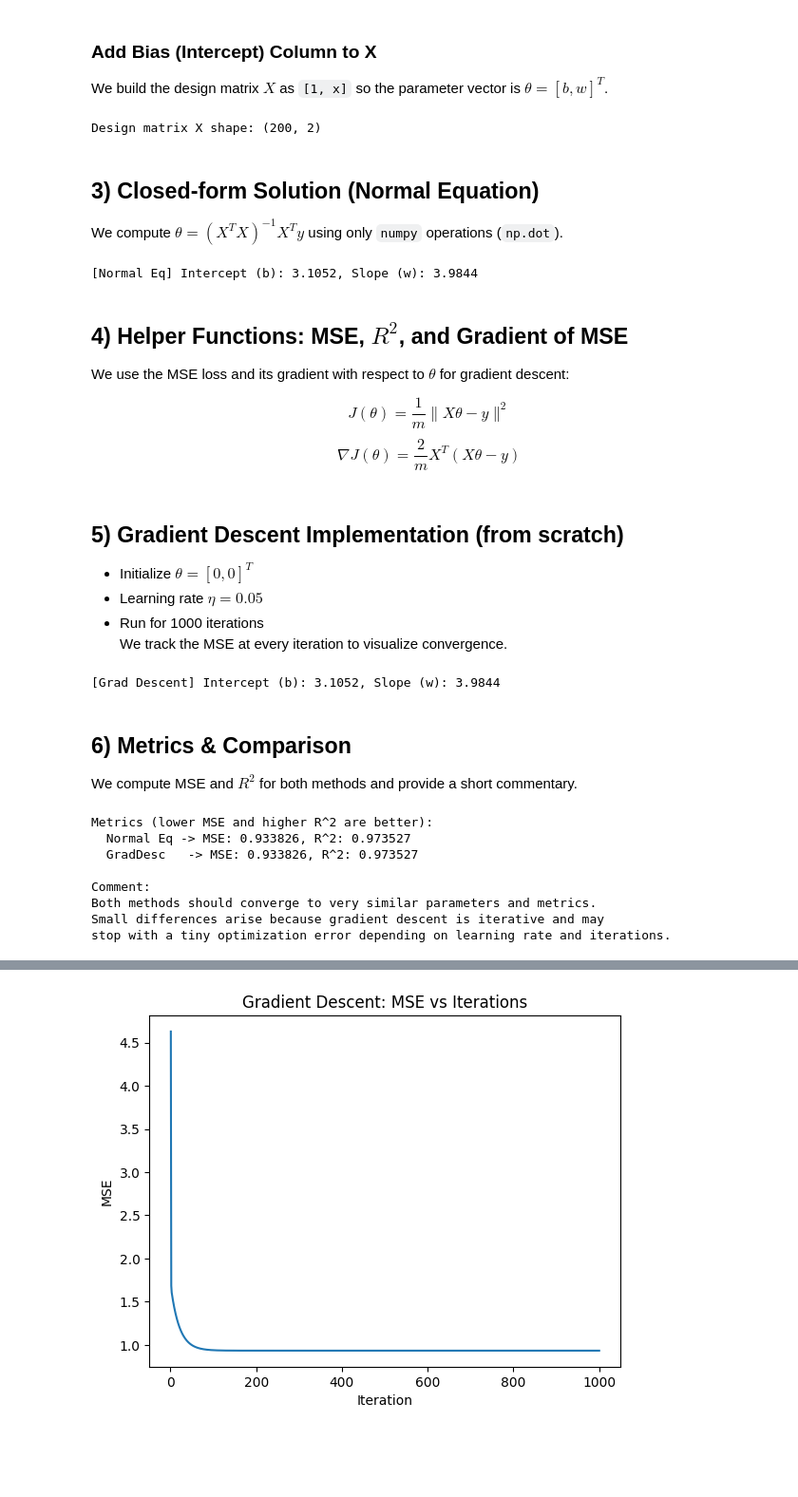
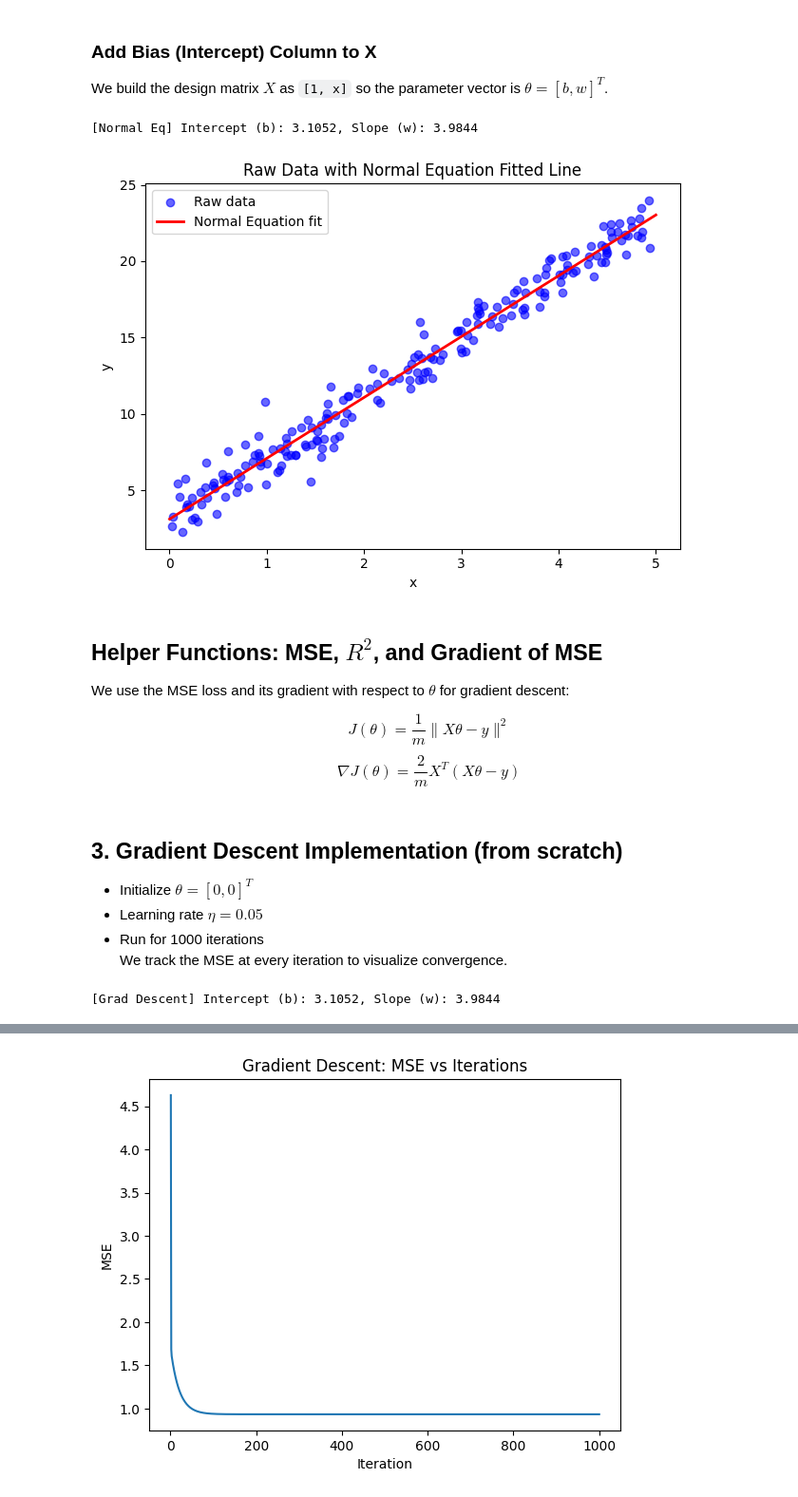
Before and after one commit to bayina/ml_assignment, a Jupyter notebook: Assignment-01/GradientDescent_vs_NormalEquation.ipynb, the cells around one changed output, grey strips where cells are left out. Shown at 95% size. Cells and saved outputs as stored; diff of their text form; code cells hidden in the pictures; blank space fills up the shorter version.

```diff
--- a/Assignment-01/GradientDescent_vs_NormalEquation.ipynb
+++ b/Assignment-01/GradientDescent_vs_NormalEquation.ipynb
@@ -59,27 +67,39 @@ x shape: (200, 1), y shape: (200, 1)
 ### Add Bias (Intercept) Column to X
 We build the design matrix $X$ as `[1, x]` so the parameter vector is $\theta = [b, w]^T$.
 # %%
+# Cell 2 — Build design matrix and solve with Normal Equation; plot the fitted line
+
+# Design matrix X = [1, x]
 ones = np.ones((m, 1))
-X = np.concatenate([ones, x], axis=1)  # shape (m, 2)
-print("Design matrix X shape:", X.shape)
+X = np.concatenate([ones, x], axis=1)              # shape (m, 2) -> columns: [bias, feature]
+
+# Normal Equation using np.dot
+XtX = np.dot(X.T, X)                               # X^T X
+XtX_inv = np.linalg.inv(XtX)                       # (X^T X)^{-1}
+Xt_y = np.dot(X.T, y)                              # X^T y
+theta_ne = np.dot(XtX_inv, Xt_y)                   # theta (shape (2,1))
+
+b_ne = float(theta_ne[0, 0])
+w_ne = float(theta_ne[1, 0])
+print(f"[Normal Eq] Intercept (b): {b_ne:.4f}, Slope (w): {w_ne:.4f}")
+
+# Line grid for plotting
+x_line = np.linspace(0, 5, 200).reshape(-1, 1)
+X_line = np.concatenate([np.ones_like(x_line), x_line], axis=1)
+y_ne_line = np.dot(X_line, theta_ne)               # predictions for NE line (shape (200,1))
+
+# Plot: raw + NE line
+plt.figure()
+plt.scatter(x, y, color="blue", alpha=0.6, label="Raw data")
+plt.plot(x_line, y_ne_line, "r-", linewidth=2.0, label="Normal Equation fit")
+plt.xlabel("x"); plt.ylabel("y")
+plt.title("Raw Data with Normal Equation Fitted Line")
+plt.legend(); plt.tight_layout(); plt.show()
 # %% [output]
-Design matrix X shape: (200, 2)
+[Normal Eq] Intercept (b): 3.1052, Slope (w): 3.9844
+[figure, added]
-# %% [markdown]
-## 3) Closed-form Solution (Normal Equation)
-We compute $\theta = (X^T X)^{-1} X^T y$ using only `numpy` operations (`np.dot`).
-# %%
-# Normal Equation using np.dot for matrix multiplication
-XtX = np.dot(X.T, X)                    # X^T X
-XtX_inv = np.linalg.inv(XtX)            # (X^T X)^{-1}
-Xt_y = np.dot(X.T, y)                   # X^T y
-theta_ne = np.dot(XtX_inv, Xt_y)        # theta
-
-b_ne, w_ne = float(theta_ne[0, 0]), float(theta_ne[1, 0])
-print(f"[Normal Eq] Intercept (b): {b_ne:.4f}, Slope (w): {w_ne:.4f}")
-# %% [output]
-[Normal Eq] Intercept (b): 3.1052, Slope (w): 3.9844
 # %% [markdown]
-## 4) Helper Functions: MSE, $R^2$, and Gradient of MSE
+## Helper Functions: MSE, $R^2$, and Gradient of MSE
 We use the MSE loss and its gradient with respect to $\theta$ for gradient descent:
 
 $$J(\theta) = \frac{1}{m}\lVert X\theta - y \rVert^2$$
@@ -107,7 +127,7 @@ def grad_mse(X, y, theta):
     m = X.shape[0]
     return (2.0 / m) * np.dot(X.T, (np.dot(X, theta) - y))
 # %% [markdown]
-## 5) Gradient Descent Implementation (from scratch)
+## 3. Gradient Descent Implementation (from scratch)
 - Initialize $\theta = [0, 0]^T$
 - Learning rate $\eta = 0.05$
 - Run for 1000 iterations
@@ -130,30 +150,4 @@ b_gd, w_gd = float(theta_gd[0, 0]), float(theta_gd[1, 0])
 print(f"[Grad Descent] Intercept (b): {b_gd:.4f}, Slope (w): {w_gd:.4f}")
 # %% [output]
 [Grad Descent] Intercept (b): 3.1052, Slope (w): 3.9844
-# %% [markdown]
-## 6) Metrics & Comparison
-We compute MSE and $R^2$ for both methods and provide a short commentary.
-# %%
-mse_ne = mse(X, y, theta_ne)
-mse_gd = mse(X, y, theta_gd)
-r2_ne = r2_score(X, y, theta_ne)
-r2_gd = r2_score(X, y, theta_gd)
-
-print("Metrics (lower MSE and higher R^2 are better):")
-print(f"  Normal Eq -> MSE: {mse_ne:.6f}, R^2: {r2_ne:.6f}")
-print(f"  GradDesc   -> MSE: {mse_gd:.6f}, R^2: {r2_gd:.6f}")
-
-print("\nComment:")
-print("Both methods should converge to very similar parameters and metrics.\n"
-      "Small differences arise because gradient descent is iterative and may\n"
-      "stop with a tiny optimization error depending on learning rate and iterations.")
-# %% [output]
-Metrics (lower MSE and higher R^2 are better):
-  Normal Eq -> MSE: 0.933826, R^2: 0.973527
-  GradDesc   -> MSE: 0.933826, R^2: 0.973527
-
-Comment:
-Both methods should converge to very similar parameters and metrics.
-Small differences arise because gradient descent is iterative and may
-stop with a tiny optimization error depending on learning rate and iterations.
 # %% [markdown]
```
Also changed, not shown: parts of 8 cells of this notebook, 1 other file.
